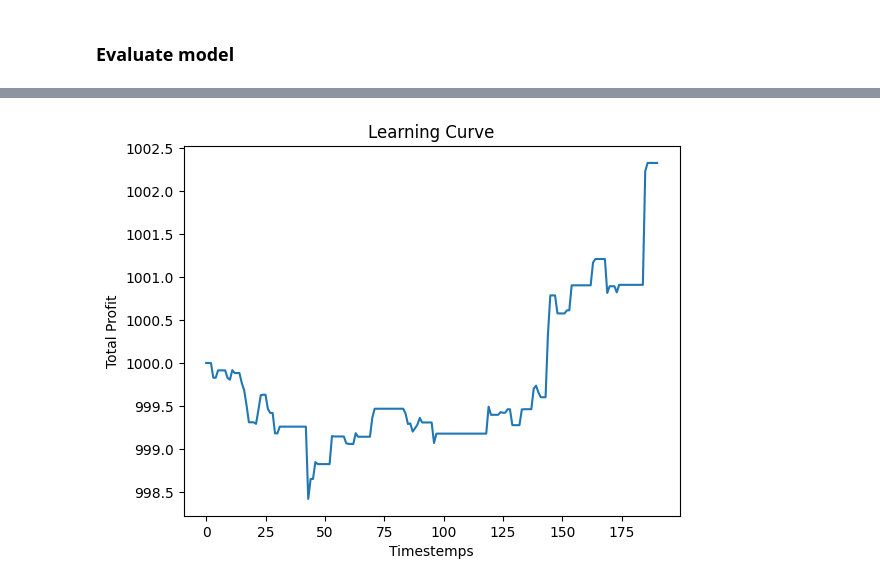
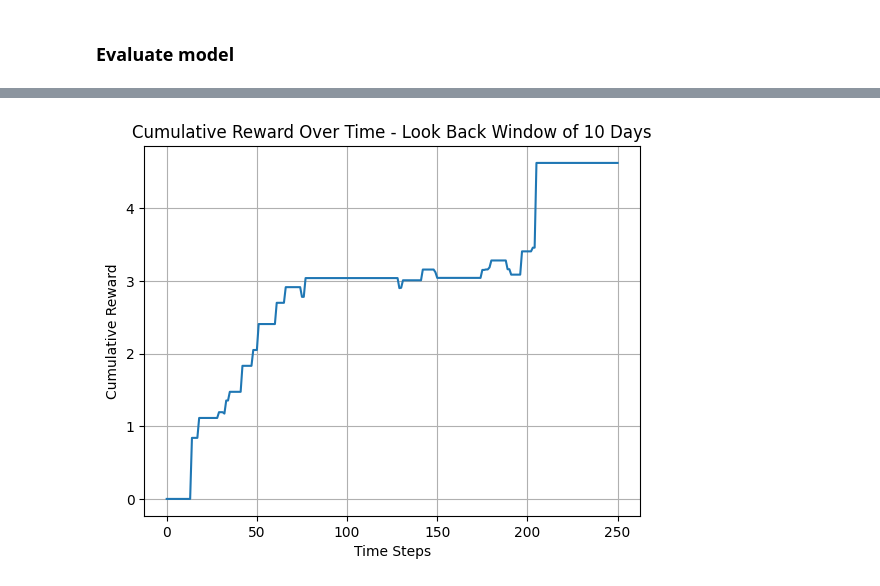
Before and after one commit to mega5800/algo-trading-system, a Jupyter notebook: Code/Gym Anytrading Notebooks/Paper Phase/gym_anytrading_with_technical_indicators_and_sentiment.ipynb, the cells around one changed output, grey strips where cells are left out. Drawn from its saved outputs; the diff is of its cells as text; code cells hidden in the pictures.

```diff
--- a/Code/Gym Anytrading Notebooks/Paper Phase/gym_anytrading_with_technical_indicators_and_sentiment.ipynb
+++ b/Code/Gym Anytrading Notebooks/Paper Phase/gym_anytrading_with_technical_indicators_and_sentiment.ipynb
@@ -396,8 +467,16 @@ Average Total Profit:  2455.298856530368
-# %%
-plt.plot(env.history['total_reward'])
-plt.xlabel('Timestemps')
-plt.ylabel('Total Profit')
-plt.title('Learning Curve')
-plt.show()
-# %% [output]
-[figure, removed]
+# %%
+total_reward_list = [0] * WINDOW_SIZE
+agent_reward_list = [reward - INITIAL_CAPITAL for reward in env.history['total_reward']]
+
+total_reward_list.extend(agent_reward_list)
+
+plt.plot(total_reward_list)
+plt.title(f"Cumulative Reward Over Time - Look Back Window of {WINDOW_SIZE} Days")
+
+plt.xlabel('Time Steps')
+plt.ylabel('Cumulative Reward')
+
+plt.grid()
+plt.show()
+# %% [output]
+[figure, added]
```
Also changed, not shown: parts of 17 cells of this notebook.
